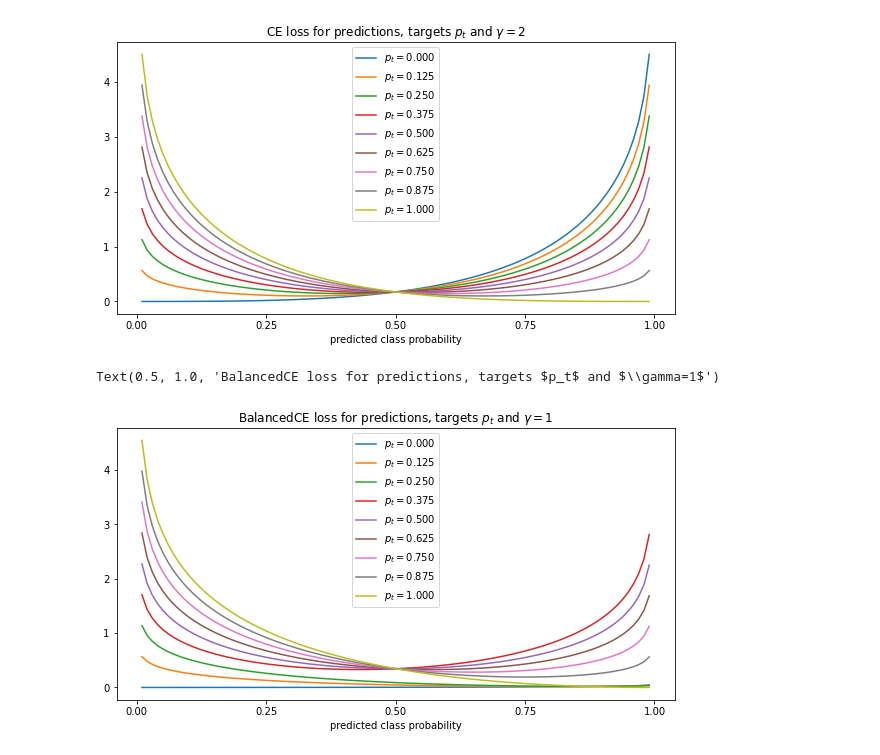
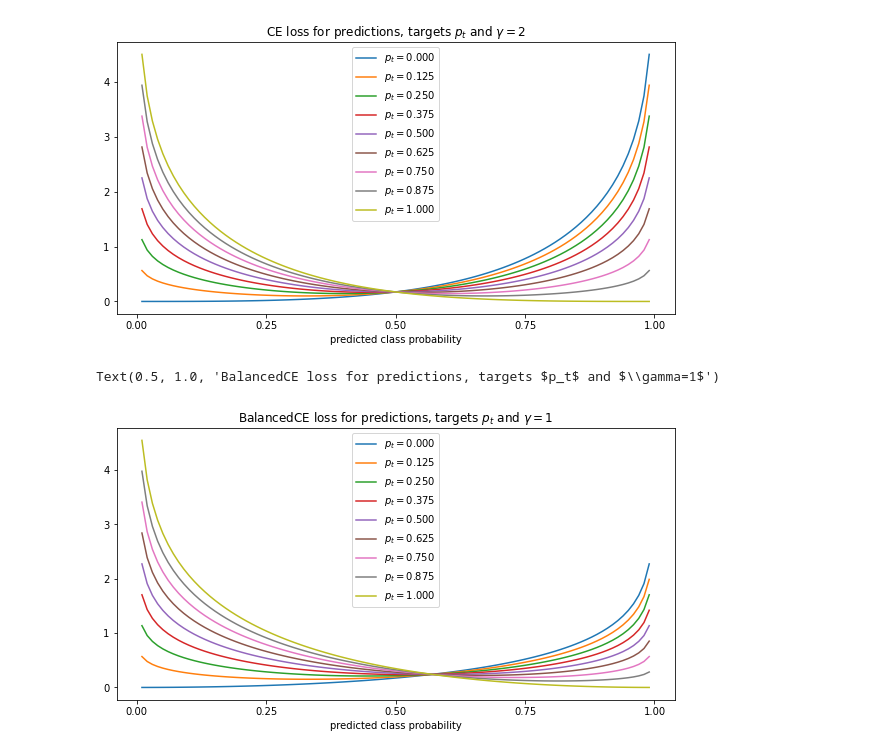
Before and after one commit to jjurm/road-segmentation, a Jupyter notebook: notebooks/losses.ipynb, the cells around one changed output. Drawn from its saved outputs; the diff is of its cells as text; code cells hidden in the pictures.

```diff
--- a/notebooks/losses.ipynb
+++ b/notebooks/losses.ipynb
@@ -101,24 +102,24 @@ Text(0.5, 1.0, 'CE loss for predictions, targets $p_t$ and $\\gamma=2$')
 # %%
 pred = torch.linspace(0, 1, 100).unsqueeze(1)
 target = torch.linspace(0, 1, 9).unsqueeze(0)
 
 gamma = 1
-class_freq = 0.01
-class_thresh = 0.25
+class_freq = 0.5
+class_thresh = 0.5
 target_class = target > class_thresh
 
 weight = torch.zeros_like(target)
 weight[target_class] = 1 - class_freq
 weight[~target_class] = class_freq
 
 ce = weight * - ((pred)**gamma) * (1-target)*torch.log(1-pred) -  ((1-pred)**gamma) * target*torch.log(pred)
 
 
 plt.plot(pred, ce, label=[f'$p_t={t.item():.3f}$' for t in target.T])
 plt.xticks(torch.linspace(0, 1, 5))
 plt.legend()
 plt.xlabel('predicted class probability')
 plt.title(f'BalancedCE loss for predictions, targets $p_t$ and $\gamma={gamma}$')
 # %% [output]
 Text(0.5, 1.0, 'BalancedCE loss for predictions, targets $p_t$ and $\\gamma=1$')
-[figure, old version]
+[figure, new version]
```
Also changed, not shown: parts of 3 cells of this notebook.
